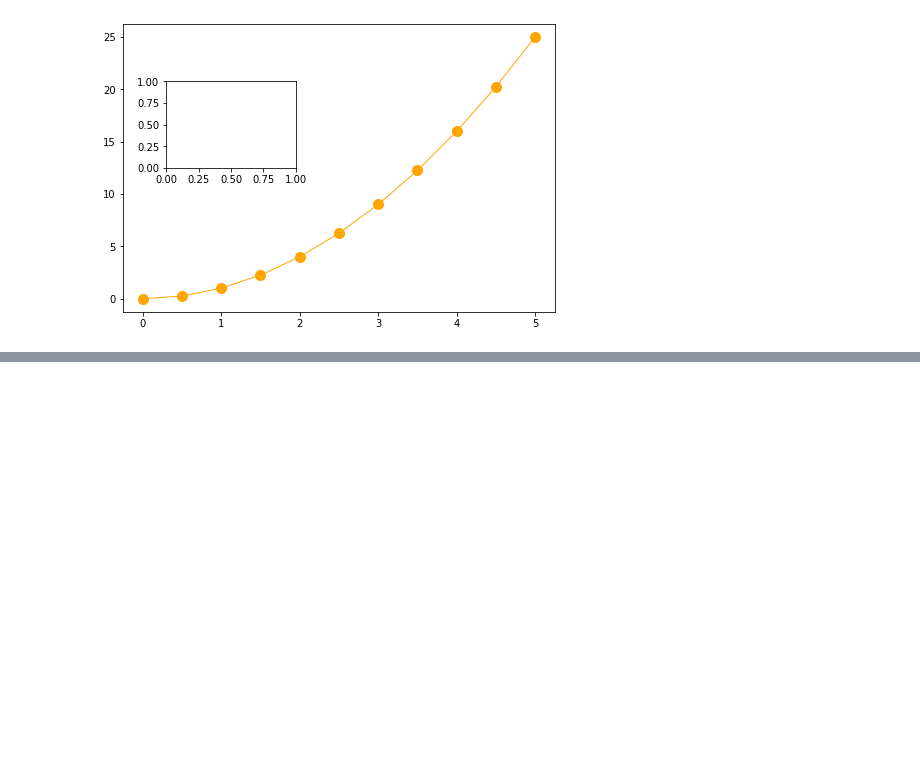
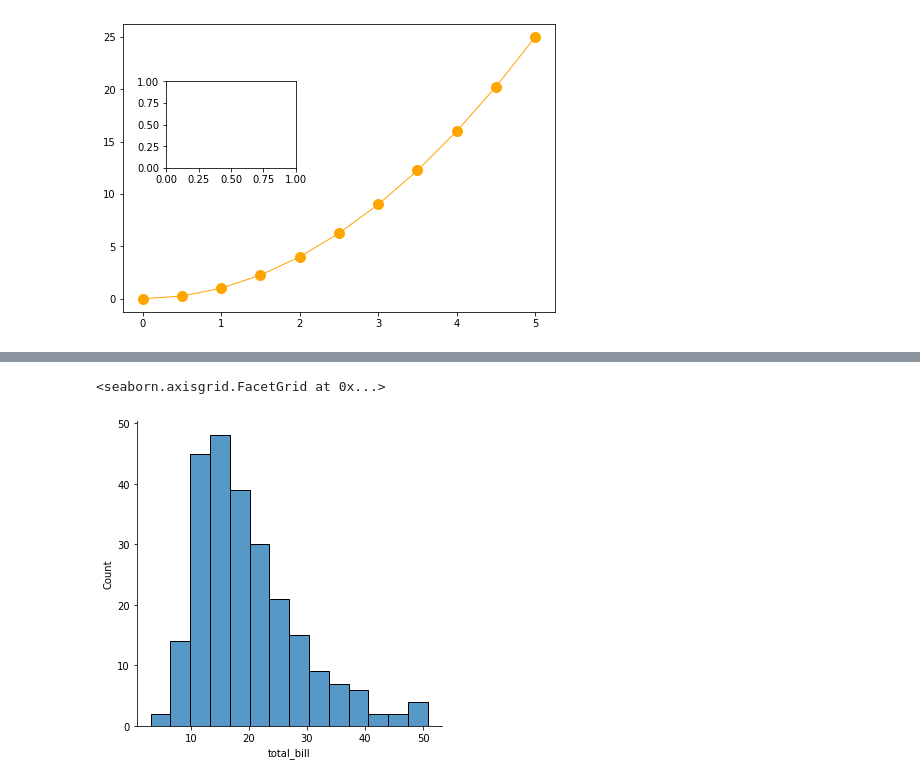
Before and after one commit to kozz84/Udemy, a Jupyter notebook: intro.ipynb, the cells around one changed output, grey strips where cells are left out. Cells and saved outputs as stored; diff of their text form; code cells hidden in the pictures; blank space fills up the shorter version.

```diff
--- a/intro.ipynb
+++ b/intro.ipynb
@@ -389,0 +384,5 @@ plt.show()
+# %%
+import seaborn as sns
+%matplotlib inline
+tips = sns.load_dataset('tips')
+tips.head(5)
@@ -389,0 +405,6 @@ plt.show()
+# %%
+#sns.displot(tips['total_bill'], bins=20, kde=False, color='black')
+sns.displot(tips['total_bill'])
+# %% [output]
+<seaborn.axisgrid.FacetGrid at 0x...>
+[figure, added]
```
Also changed, not shown: parts of 36 cells of this notebook.
